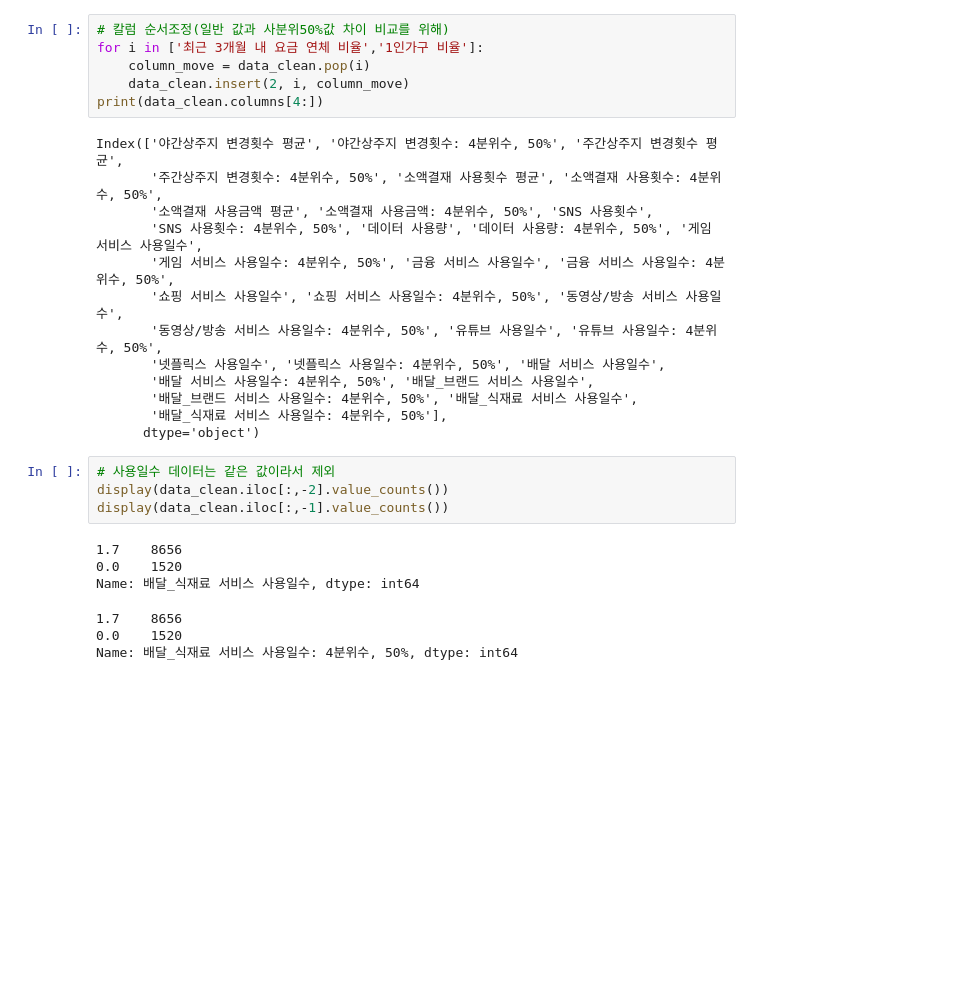
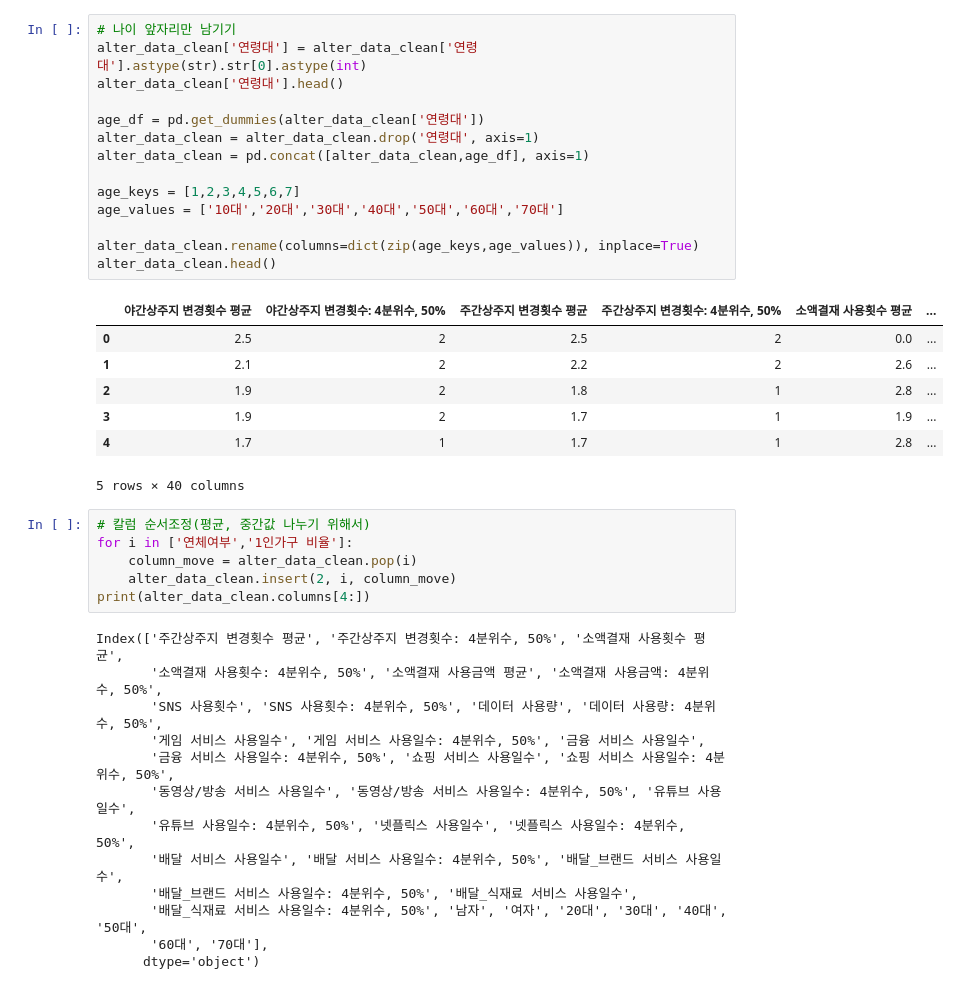
Before and after one commit to ev1025/Alternative-Credit-Scoring, a Jupyter notebook: 전처리.ipynb, the cells around one changed output. Cells and saved outputs as stored; diff of their text form; blank space fills up the shorter version.

```diff
--- a/전처리.ipynb
+++ b/전처리.ipynb
@@ -78,30 +97,41 @@ list(data_clean.columns)
+# %%
+# 나이 앞자리만 남기기
+alter_data_clean['연령대'] = alter_data_clean['연령대'].astype(str).str[0].astype(int)
+alter_data_clean['연령대'].head()
+
+age_df = pd.get_dummies(alter_data_clean['연령대'])
+alter_data_clean = alter_data_clean.drop('연령대', axis=1)
+alter_data_clean = pd.concat([alter_data_clean,age_df], axis=1)
+
+age_keys = [1,2,3,4,5,6,7]
+age_values = ['10대','20대','30대','40대','50대','60대','70대']
+
+alter_data_clean.rename(columns=dict(zip(age_keys,age_values)), inplace=True)
+alter_data_clean.head()
+# %% [output]
+|  | 야간상주지 변경횟수 평균 | 야간상주지 변경횟수: 4분위수, 50% | 주간상주지 변경횟수 평균 | 주간상주지 변경횟수: 4분위수, 50% | 소액결재 사용횟수 평균 | ... |
+| 0 | 2.5 | 2 | 2.5 | 2 | 0.0 | ... |
+| 1 | 2.1 | 2 | 2.2 | 2 | 2.6 | ... |
+| 2 | 1.9 | 2 | 1.8 | 1 | 2.8 | ... |
+| 3 | 1.9 | 2 | 1.7 | 1 | 1.9 | ... |
+| 4 | 1.7 | 1 | 1.7 | 1 | 2.8 | ... |
+5 rows × 40 columns
 # %%
-# 칼럼 순서조정(일반 값과 사분위50%값 차이 비교를 위해)
-for i in ['최근 3개월 내 요금 연체 비율','1인가구 비율']:
-    column_move = data_clean.pop(i)
-    data_clean.insert(2, i, column_move)
-print(data_clean.columns[4:])
+# 칼럼 순서조정(평균, 중간값 나누기 위해서)
+for i in ['연체여부','1인가구 비율']:
+    column_move = alter_data_clean.pop(i)
+    alter_data_clean.insert(2, i, column_move)
+print(alter_data_clean.columns[4:])
 # %% [output]
-Index(['야간상주지 변경횟수 평균', '야간상주지 변경횟수: 4분위수, 50%', '주간상주지 변경횟수 평균',
-       '주간상주지 변경횟수: 4분위수, 50%', '소액결재 사용횟수 평균', '소액결재 사용횟수: 4분위수, 50%',
-       '소액결재 사용금액 평균', '소액결재 사용금액: 4분위수, 50%', 'SNS 사용횟수',
-       'SNS 사용횟수: 4분위수, 50%', '데이터 사용량', '데이터 사용량: 4분위수, 50%', '게임 서비스 사용일수',
-       '게임 서비스 사용일수: 4분위수, 50%', '금융 서비스 사용일수', '금융 서비스 사용일수: 4분위수, 50%',
-       '쇼핑 서비스 사용일수', '쇼핑 서비스 사용일수: 4분위수, 50%', '동영상/방송 서비스 사용일수',
-       '동영상/방송 서비스 사용일수: 4분위수, 50%', '유튜브 사용일수', '유튜브 사용일수: 4분위수, 50%',
-       '넷플릭스 사용일수', '넷플릭스 사용일수: 4분위수, 50%', '배달 서비스 사용일수',
-       '배달 서비스 사용일수: 4분위수, 50%', '배달_브랜드 서비스 사용일수',
+Index(['주간상주지 변경횟수 평균', '주간상주지 변경횟수: 4분위수, 50%', '소액결재 사용횟수 평균',
+       '소액결재 사용횟수: 4분위수, 50%', '소액결재 사용금액 평균', '소액결재 사용금액: 4분위수, 50%',
+       'SNS 사용횟수', 'SNS 사용횟수: 4분위수, 50%', '데이터 사용량', '데이터 사용량: 4분위수, 50%',
+       '게임 서비스 사용일수', '게임 서비스 사용일수: 4분위수, 50%', '금융 서비스 사용일수',
+       '금융 서비스 사용일수: 4분위수, 50%', '쇼핑 서비스 사용일수', '쇼핑 서비스 사용일수: 4분위수, 50%',
+       '동영상/방송 서비스 사용일수', '동영상/방송 서비스 사용일수: 4분위수, 50%', '유튜브 사용일수',
+       '유튜브 사용일수: 4분위수, 50%', '넷플릭스 사용일수', '넷플릭스 사용일수: 4분위수, 50%',
+       '배달 서비스 사용일수', '배달 서비스 사용일수: 4분위수, 50%', '배달_브랜드 서비스 사용일수',
        '배달_브랜드 서비스 사용일수: 4분위수, 50%', '배달_식재료 서비스 사용일수',
-       '배달_식재료 서비스 사용일수: 4분위수, 50%'],
+       '배달_식재료 서비스 사용일수: 4분위수, 50%', '남자', '여자', '20대', '30대', '40대', '50대',
+       '60대', '70대'],
       dtype='object')
-# %%
-# 사용일수 데이터는 같은 값이라서 제외
-display(data_clean.iloc[:,-2].value_counts())
-display(data_clean.iloc[:,-1].value_counts())
-# %% [output]
-1.7    8656
-0.0    1520
-Name: 배달_식재료 서비스 사용일수, dtype: int64
-1.7    8656
-0.0    1520
-Name: 배달_식재료 서비스 사용일수: 4분위수, 50%, dtype: int64
```
Also changed, not shown: parts of 15 cells of this notebook, 6 other files.
